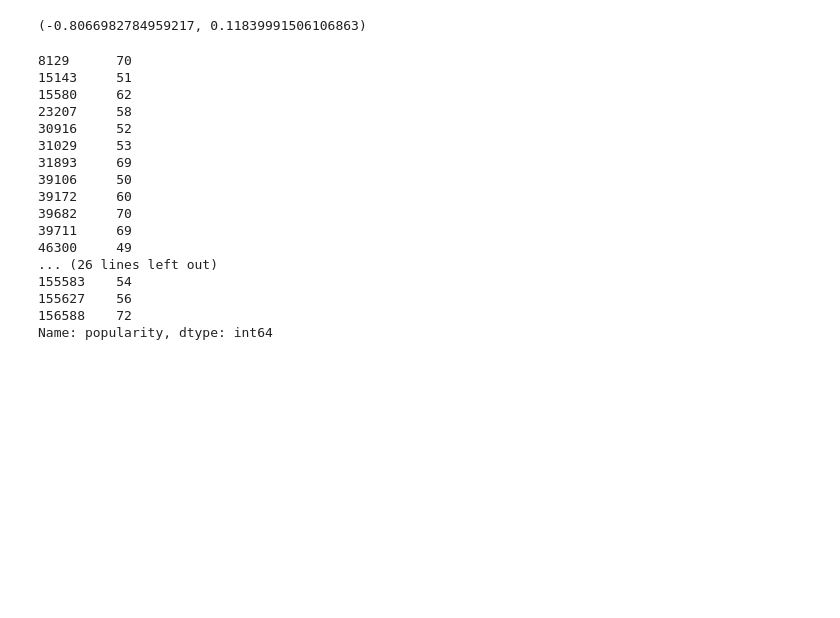
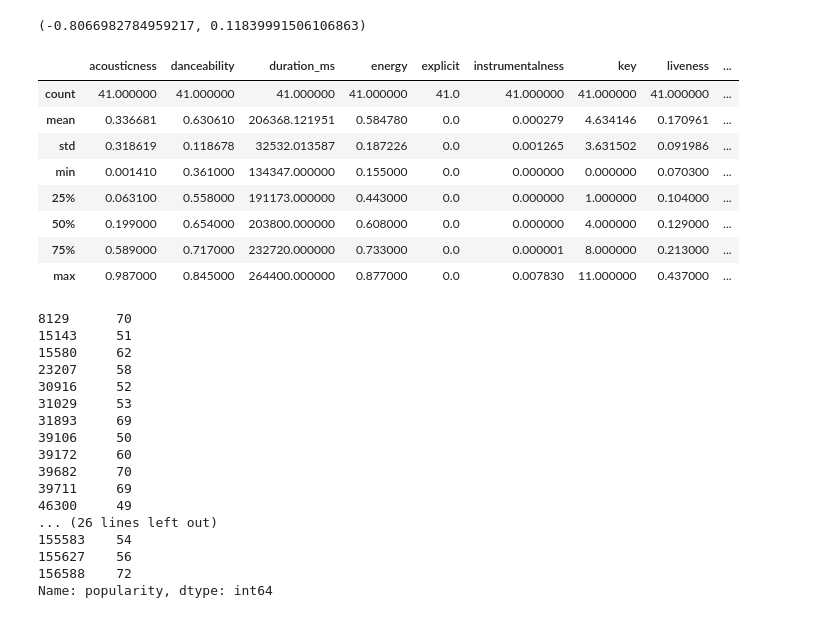
Before and after one commit to AMersman/Spotify, a Jupyter notebook: Notebooks/SpotifyModeling.ipynb, the cells around one changed output. Cells and saved outputs as stored; diff of their text form; code cells hidden in the pictures; blank space fills up the shorter version.

```diff
--- a/Notebooks/SpotifyModeling.ipynb
+++ b/Notebooks/SpotifyModeling.ipynb
@@ -75,6 +87,18 @@ mae_mean, mae_std
 # %%
 X_b = df.loc[df.artists == "Justin Bieber", model.X_columns]
 y_b = df.loc[df.artists == "Justin Bieber", 'popularity']
+# %%
+X_b.describe()
+# %% [output]
+|  | acousticness | danceability | duration_ms | energy | explicit | instrumentalness | key | liveness | ... |
+| count | 41.000000 | 41.000000 | 41.000000 | 41.000000 | 41.0 | 41.000000 | 41.000000 | 41.000000 | ... |
+| mean | 0.336681 | 0.630610 | 206368.121951 | 0.584780 | 0.0 | 0.000279 | 4.634146 | 0.170961 | ... |
+| std | 0.318619 | 0.118678 | 32532.013587 | 0.187226 | 0.0 | 0.001265 | 3.631502 | 0.091986 | ... |
+| min | 0.001410 | 0.361000 | 134347.000000 | 0.155000 | 0.0 | 0.000000 | 0.000000 | 0.070300 | ... |
+| 25% | 0.063100 | 0.558000 | 191173.000000 | 0.443000 | 0.0 | 0.000000 | 1.000000 | 0.104000 | ... |
+| 50% | 0.199000 | 0.654000 | 203800.000000 | 0.608000 | 0.0 | 0.000000 | 4.000000 | 0.129000 | ... |
+| 75% | 0.589000 | 0.717000 | 232720.000000 | 0.733000 | 0.0 | 0.000001 | 8.000000 | 0.213000 | ... |
+| max | 0.987000 | 0.845000 | 264400.000000 | 0.877000 | 0.0 | 0.007830 | 11.000000 | 0.437000 | ... |
 # %%
 b_pred = model.predict(X_b)
 # %%
```
Also changed, not shown: parts of 5 cells of this notebook, 3 other files.
